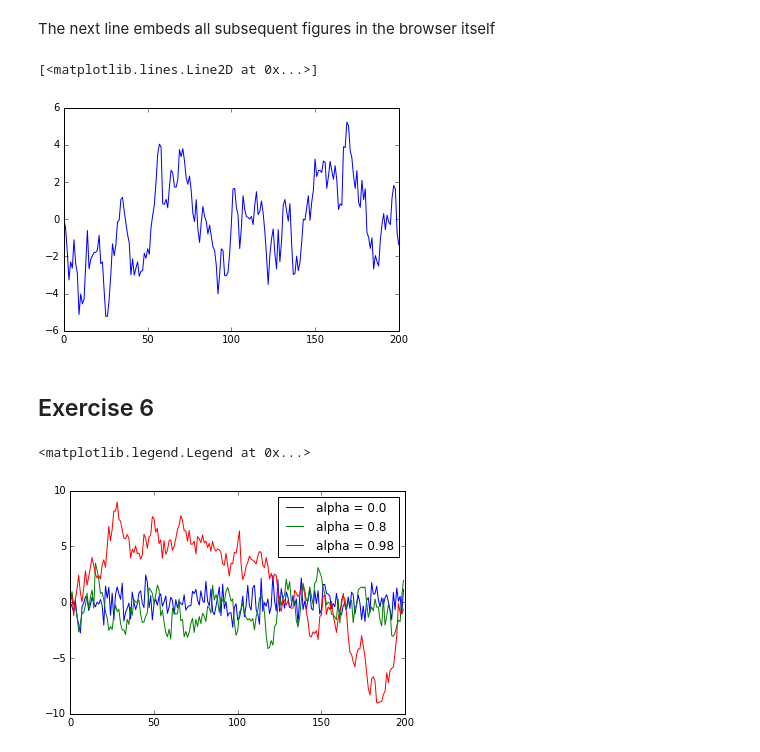
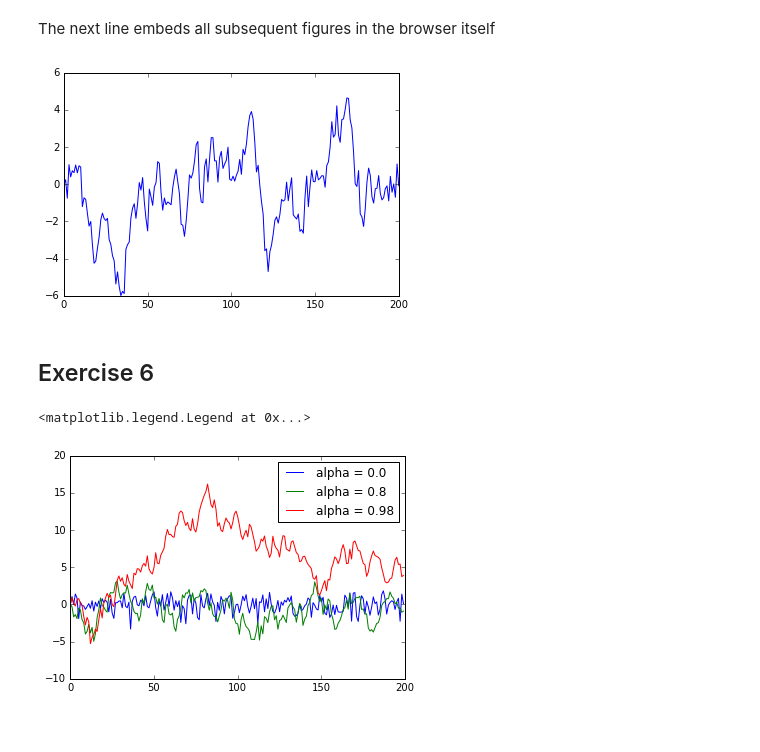
Before and after one commit to rtvt123/QuantEcon.applications, a Jupyter notebook: python_by_example/pbe_solutions.ipynb, the cells around one changed output. Saved outputs shown, nothing was run; the diff lists cells and outputs as text; code cells hidden in the pictures.

```diff
--- a/python_by_example/pbe_solutions.ipynb
+++ b/python_by_example/pbe_solutions.ipynb
@@ -46,14 +46,14 @@ gives an estimate of $\pi$
 
 We estimate the area by sampling bivariate uniforms and looking at the fraction that fall into the unit circle
 # %%
-from math import sqrt
+import numpy as np
 
 n = 100000
 
 count = 0
 for i in range(n):
-    u, v = uniform(0, 1), uniform(0, 1)
-    d = sqrt((u - 0.5)**2 + (v - 0.5)**2)
+    u, v = np.random.uniform(), np.random.uniform()
+    d = np.sqrt((u - 0.5)**2 + (v - 0.5)**2)
     if d < 0.5:
         count += 1
 
@@ -65,11 +65,13 @@ print(area_estimate * 4)  # dividing by radius**2
 # %% [markdown]
 ## Exercise 4
 # %%
+from numpy.random import uniform
+
 payoff = 0
 count = 0
 
 for i in range(10):
-    U = uniform(0, 1)
+    U = uniform()
     count = count + 1 if U < 0.5 else 0
     if count == 3:
         payoff = 1
@@ -85,7 +87,7 @@ The next line embeds all subsequent figures in the browser itself
 %matplotlib inline
 # %%
 import matplotlib.pyplot as plt
-from random import normalvariate
+import numpy as np
 
 alpha = 0.9
 ts_length = 200
@@ -94,25 +96,25 @@ current_x = 0
 x_values = []
 for i in range(ts_length + 1):
     x_values.append(current_x)
-    current_x = alpha * current_x + normalvariate(0, 1)
+    current_x = alpha * current_x + np.random.randn()
 plt.plot(x_values, 'b-')
+plt.show()
 # %% [output]
-[<matplotlib.lines.Line2D at 0x...>]
-[figure, old version]
+[figure, new version]
 # %% [markdown]
 ## Exercise 6
 # %%
 alphas = [0.0, 0.8, 0.98]
 ts_length = 200
 
 for alpha in alphas:
     x_values = []
     current_x = 0
     for i in range(ts_length):
         x_values.append(current_x)
-        current_x = alpha * current_x + normalvariate(0, 1)
+        current_x = alpha * current_x + np.random.randn()
     plt.plot(x_values, label='alpha = ' + str(alpha))
 plt.legend()
 # %% [output]
 <matplotlib.legend.Legend at 0x...>
-[figure, old version]
+[figure, new version]
```
Also changed, not shown: parts of 3 cells of this notebook, 7 other files.
